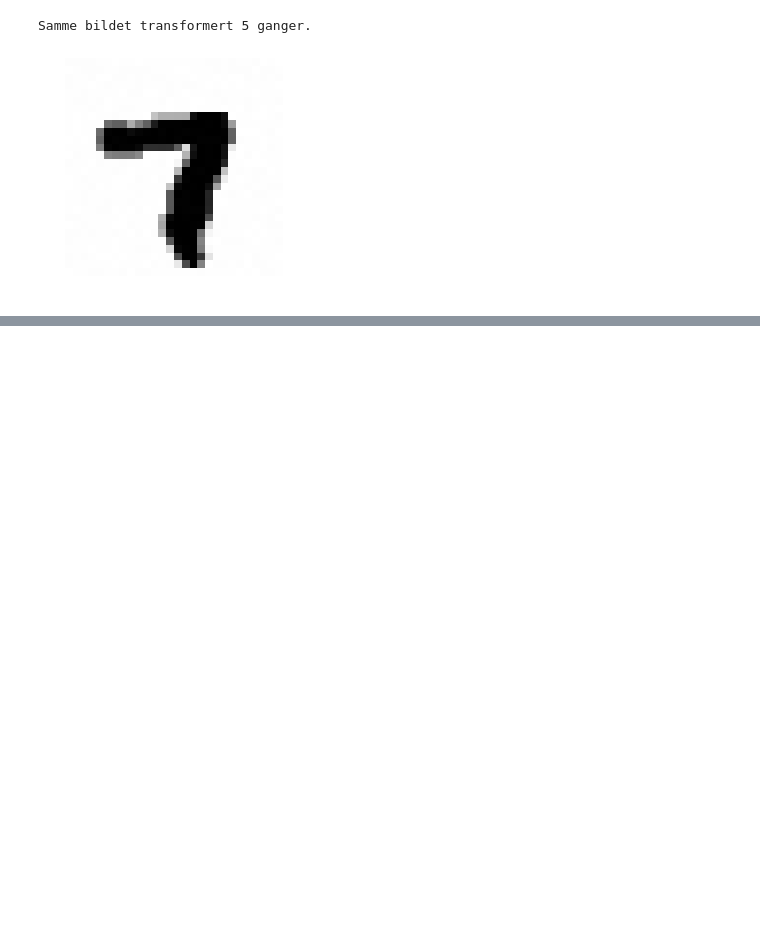
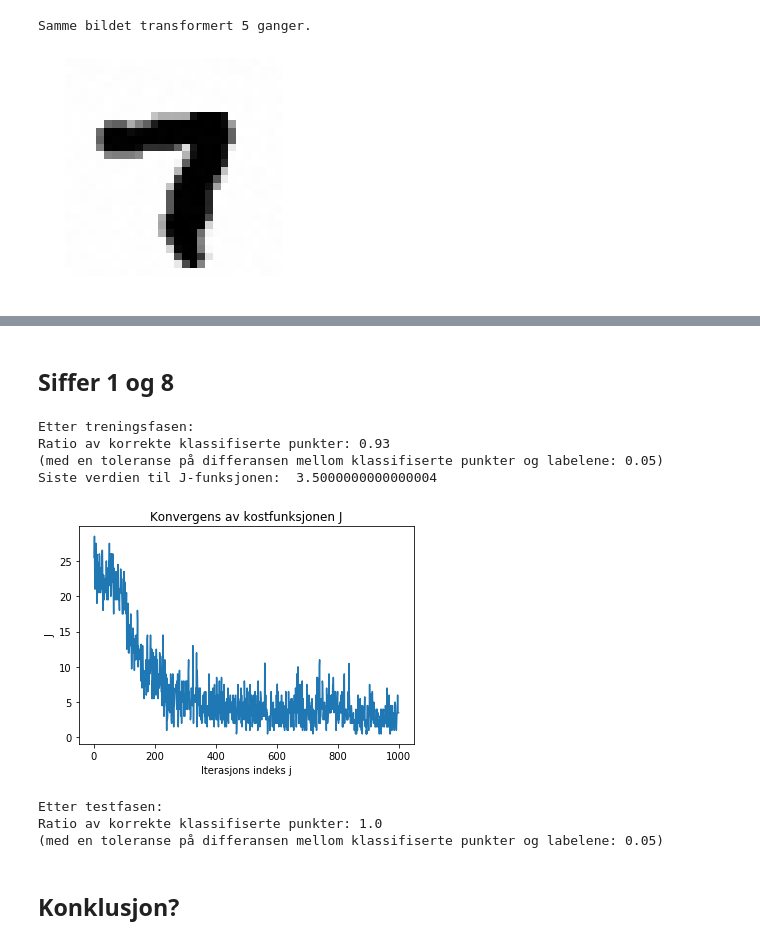
Before and after one commit to josteinklogetvedt/jostein, a Jupyter notebook: Vitber_TMA4320/Vitber_prosjekt2/Vitber_prosjekt2.ipynb, the cells around one changed output, grey strips where cells are left out. Saved outputs shown, nothing was run; the diff lists cells and outputs as text; code cells hidden in the pictures; blank space fills up the shorter version.

```diff
--- a/Vitber_TMA4320/Vitber_prosjekt2/Vitber_prosjekt2.ipynb
+++ b/Vitber_TMA4320/Vitber_prosjekt2/Vitber_prosjekt2.ipynb
@@ -131,19 +131,19 @@ def algorithm(Y_0, c, K, d, iterations, h, I, chunk):
     j = 1
     J = np.zeros(iterations)
 
-    stocastic_method = False
-    if chunk < I: # then use Stocastic method
+    stochastic_method = False
+    if chunk < I: # then use Stochastic method
         I_tot = I  #new variable name
         I = chunk  #to get right dimensions below
         Y_0_tot = Y_0
         c_tot = c
-        stocastic_method = True
+        stochastic_method = True
 
     W_k, b_k_dim, omega, my = set_random_parameters(K, d, I)
     Y_Kk, J_der_W, J_der_b_dim, vec_II, P_Kk, m_j, v_j = initialize(K, d, I)
 
     while j <= iterations:
-        if stocastic_method:
+        if stochastic_method:
             Y_0, c = stochastic_gradient_descent(Y_0_tot, c_tot, I_tot, chunk)
 
         Y_Kk[0] = Y_0
@@ -163,7 +163,7 @@ def algorithm(Y_0, c, K, d, iterations, h, I, chunk):
         j+= 1
     return my, omega, b_k_dim, W_k, Y_Kk, J, Z, c
 
-#used to plot the results below
+#blir brukt til å plotte punktene
 def forward_function(grid):
     ''' A function that takes one argument, an S-by-2 matrix of S datapoints, and
         returns a vector of S classification values.'''
@@ -188,7 +188,7 @@ def plot_cost_function_convergence(iterations, J):
     plt.figure()
     plt.plot(j_values, J)
     plt.xlabel("Iterasjons indeks j")
-    plt.ylabel("J")
+    plt.ylabel(r"$\mathcal{J}$", fontsize=20)
     plt.title("Konvergens av kostfunksjonen J")
     plt.show()
 
@@ -379,5 +362,5 @@ Basert på tabellen over suksessrater gir konfigurasjonen nedenfor en svak klass
 # %%
-K = 5
+K = 10
 h = 0.3
 
 d = 784
@@ -388,7 +371,7 @@ Y_0, c = get_dataset("training", 2, 7)
 c = c[:,0]
 
 my, omega, b_k_dim, W_k, Y_Kk, J, Z, c  = algorithm(Y_0, c, K, d, iterations, h, len(Y_0[0,:]), chunk)
-write_to_file(my, omega, b_k_dim, W_k, "parameters_images.txt")
+write_to_file(my, omega, b_k_dim, W_k, "parameters_2&7.txt")
 
 print_successrate(Z, c, tol=0.05)
 print("Siste verdien til J-funksjonen: ", J[-1])
@@ -434,0 +449,31 @@ Samme bildet transformert 15 ganger.
+# %% [markdown]
+## Siffer 1 og 8
+# %%
+Y_0, c = get_dataset("training", 1, 8)
+c = c[:,0]
+
+my, omega, b_k_dim, W_k, Y_Kk, J, Z, c  = algorithm(Y_0, c, K, d, iterations, h, len(Y_0[0,:]), chunk)
+write_to_file(my, omega, b_k_dim, W_k, "parameters_1&8.txt")
+print("Etter treningsfasen: ")
+print_successrate(Z, c, tol=0.05)
+print("Siste verdien til J-funksjonen: ", J[-1])
+plot_cost_function_convergence(iterations, J)
+
+
+Y_0, c = get_dataset("testing", 1, 8)
+print("Etter testfasen: ")
+Y_0_test, c_test = stochastic_gradient_descent(Y_0, c, len(Y_0[0,:]), chunk)
+Y_Kk_test, Z_test = test_parameters(Y_0_test, h, K, d, chunk, "parameters_1&8.txt")
+
+print_successrate(Z_test,c_test, tol=0.05)
+# %% [output]
+Etter treningsfasen:
+Ratio av korrekte klassifiserte punkter: 0.93
+(med en toleranse på differansen mellom klassifiserte punkter og labelene: 0.05)
+Siste verdien til J-funksjonen:  3.5000000000000004
+[figure, added]
+Etter testfasen:
+Ratio av korrekte klassifiserte punkter: 1.0
+(med en toleranse på differansen mellom klassifiserte punkter og labelene: 0.05)
+# %% [markdown]
+## Konklusjon?
```
Also changed, not shown: parts of 18 cells of this notebook.
